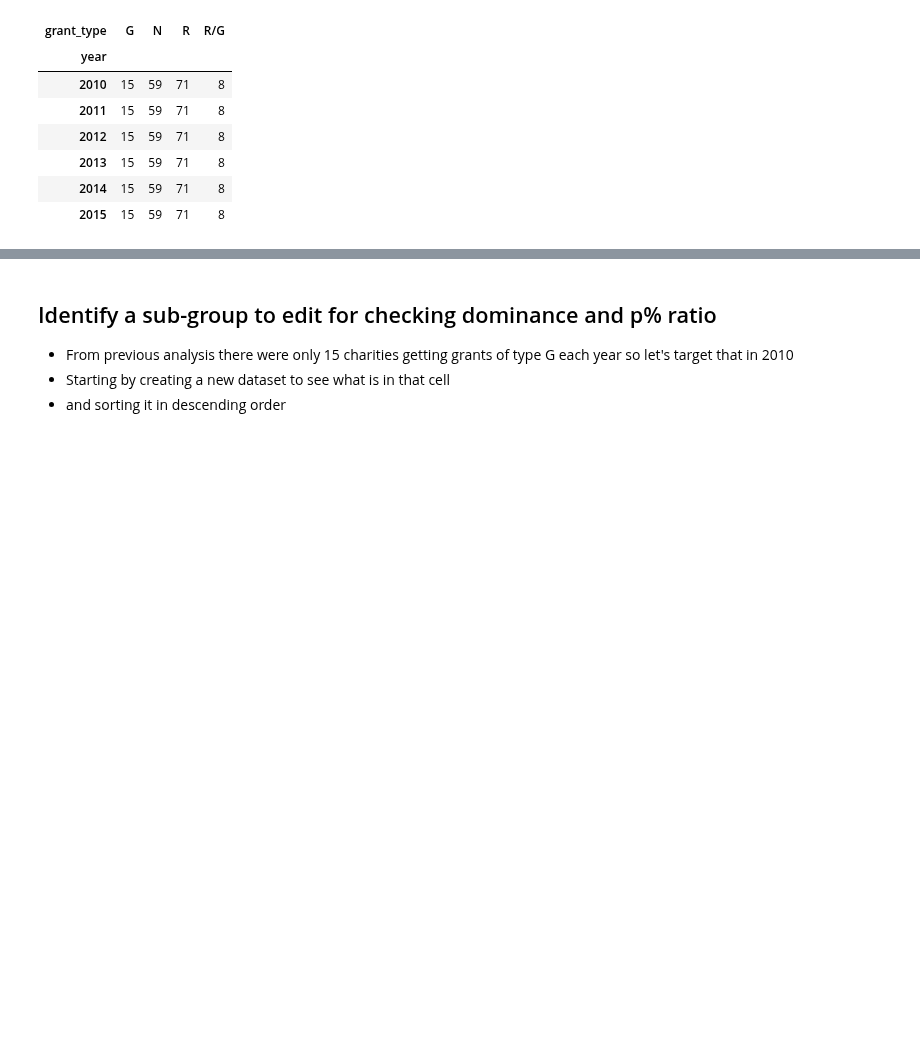
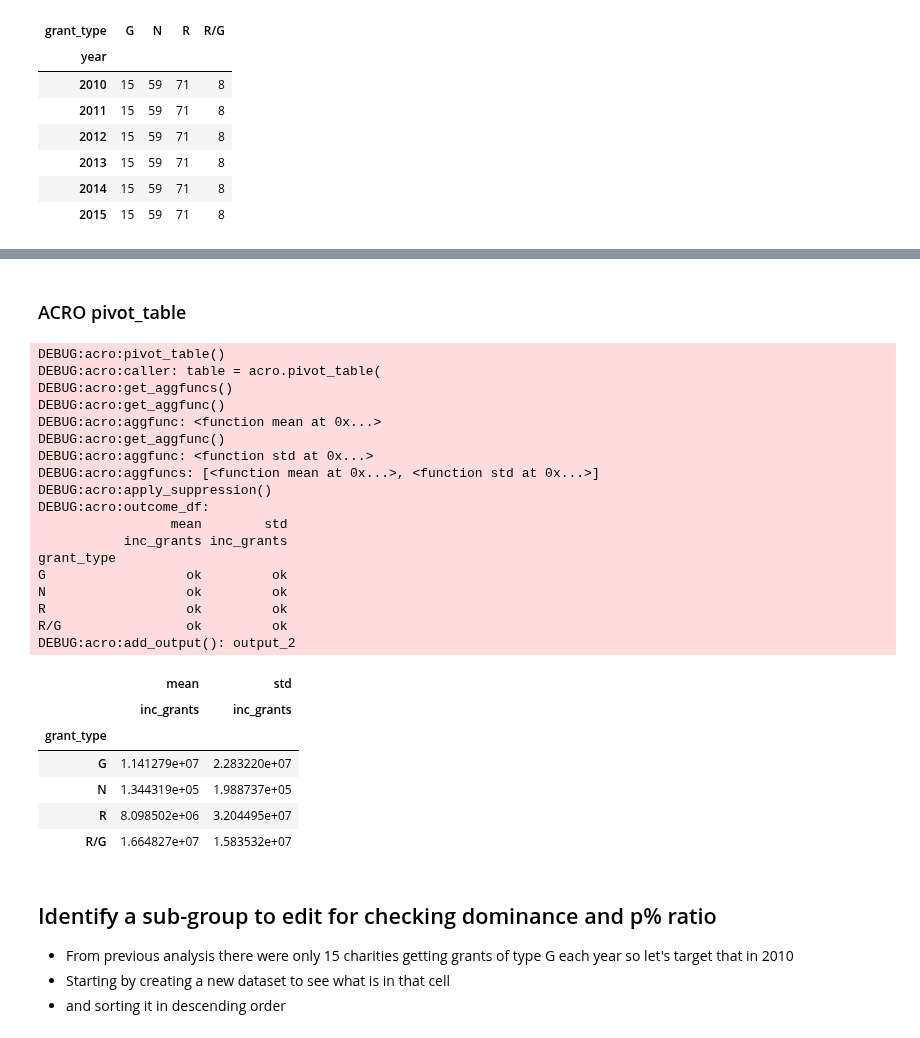
Before and after one commit to AI-SDC/ACRO, a Jupyter notebook: notebooks/test-p-percent-example.ipynb, the cells around one changed output, grey strips where cells are left out. Drawn from its saved outputs; the diff is of its cells as text; code cells hidden in the pictures; blank space fills up the shorter version.

```diff
--- a/notebooks/test-p-percent-example.ipynb
+++ b/notebooks/test-p-percent-example.ipynb
@@ -56,3 +102,36 @@ DEBUG:acro:suppressing 6 cells where value < threshold
+# %% [markdown]
+### ACRO pivot_table
+# %%
+table = acro.pivot_table(
+    df, index=["grant_type"], values=["inc_grants"], aggfunc=["mean", "std"]
+)
+table
+# %% [output]
+DEBUG:acro:pivot_table()
+DEBUG:acro:caller: table = acro.pivot_table(
+DEBUG:acro:get_aggfuncs()
+DEBUG:acro:get_aggfunc()
+DEBUG:acro:aggfunc: <function mean at 0x...>
+DEBUG:acro:get_aggfunc()
+DEBUG:acro:aggfunc: <function std at 0x...>
+DEBUG:acro:aggfuncs: [<function mean at 0x...>, <function std at 0x...>]
+DEBUG:acro:apply_suppression()
+DEBUG:acro:outcome_df:
+                 mean        std
+           inc_grants inc_grants
+grant_type
+G                  ok         ok
+N                  ok         ok
+R                  ok         ok
+R/G                ok         ok
+DEBUG:acro:add_output(): output_2
+|  | mean | std |
+|  | inc_grants | inc_grants |
+| grant_type |  |  |
+| G | 1.141279e+07 | 2.283220e+07 |
+| N | 1.344319e+05 | 1.988737e+05 |
+| R | 8.098502e+06 | 3.204495e+07 |
+| R/G | 1.664827e+07 | 1.583532e+07 |
 # %% [markdown]
 ## Identify a sub-group to edit for checking dominance and p% ratio
 
```
Also changed, not shown: parts of 8 cells of this notebook, 3 other files.
